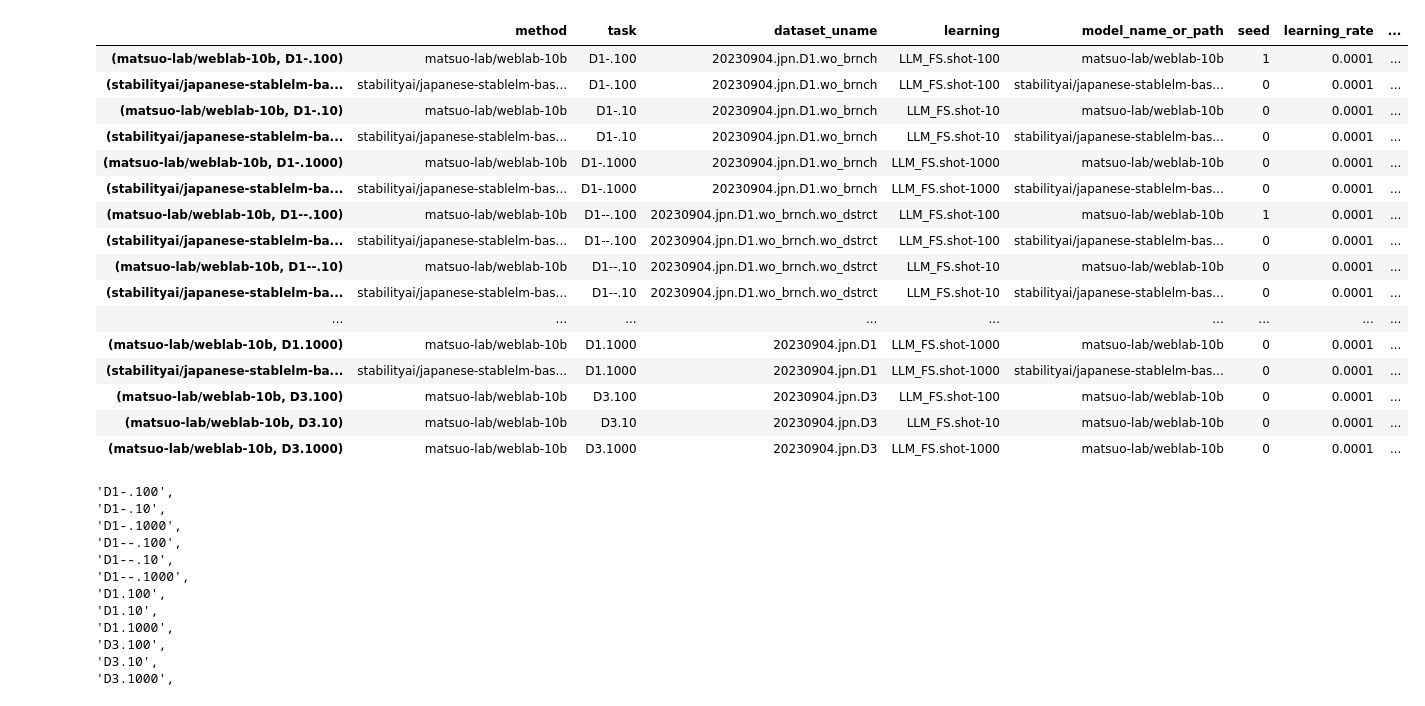
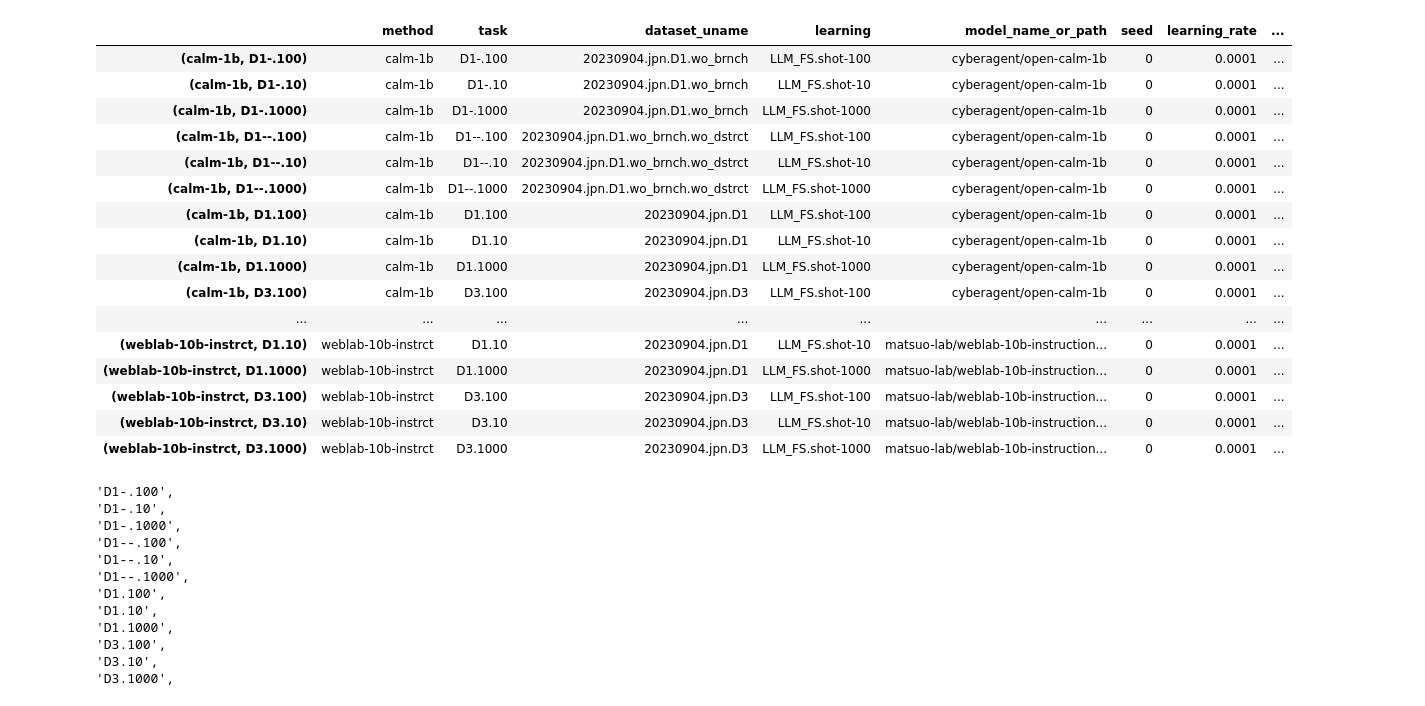
Before and after one commit to hitachi-nlp/FLD-prover, a Jupyter notebook: ipynb/analysis.ipynb, the cells around one changed output. Saved outputs shown, nothing was run; the diff lists cells and outputs as text; code cells hidden in the pictures.

```diff
--- a/ipynb/analysis.ipynb
+++ b/ipynb/analysis.ipynb
@@ -146,37 +153,40 @@ master_df.head()
 # %%
 df = name_method(master_df)
+df = rename_cells(df, [COL_METHOD], METHOD_RENAMES)
+df = sort_rows(df, COL_METHOD, [f'^{name}$' for name in METHOD_RENAMES.values()])
 
 df = name_task(df)
 df = rename_cells(df, [COL_TASK], TASK_RENAMES)
+
 
 df = rename_cols(df, METRIC_RENAMES)
 
 df = slice_rows(df, lambda row: row[COL_LRATE] == LRATE)
 df = aggregate(
     df,
     [COL_METHOD, COL_TASK],
     {metric_name: lambda vals: np.mean(vals) for metric_name in METRIC_NAMES},
 )
 
 df
 # %% [output]
 |  | method | task | dataset_uname | learning | model_name_or_path | seed | learning_rate | ... |
-| (matsuo-lab/weblab-10b, D1-.100) | matsuo-lab/weblab-10b | D1-.100 | 20230904.jpn.D1.wo_brnch | LLM_FS.shot-100 | matsuo-lab/weblab-10b | 1 | 0.0001 | ... |
-| (stabilityai/japanese-stablelm-ba... | stabilityai/japanese-stablelm-bas... | D1-.100 | 20230904.jpn.D1.wo_brnch | LLM_FS.shot-100 | stabilityai/japanese-stablelm-bas... | 0 | 0.0001 | ... |
-| (matsuo-lab/weblab-10b, D1-.10) | matsuo-lab/weblab-10b | D1-.10 | 20230904.jpn.D1.wo_brnch | LLM_FS.shot-10 | matsuo-lab/weblab-10b | 0 | 0.0001 | ... |
-| (stabilityai/japanese-stablelm-ba... | stabilityai/japanese-stablelm-bas... | D1-.10 | 20230904.jpn.D1.wo_brnch | LLM_FS.shot-10 | stabilityai/japanese-stablelm-bas... | 0 | 0.0001 | ... |
-| (matsuo-lab/weblab-10b, D1-.1000) | matsuo-lab/weblab-10b | D1-.1000 | 20230904.jpn.D1.wo_brnch | LLM_FS.shot-1000 | matsuo-lab/weblab-10b | 0 | 0.0001 | ... |
-| (stabilityai/japanese-stablelm-ba... | stabilityai/japanese-stablelm-bas... | D1-.1000 | 20230904.jpn.D1.wo_brnch | LLM_FS.shot-1000 | stabilityai/japanese-stablelm-bas... | 0 | 0.0001 | ... |
-| (matsuo-lab/weblab-10b, D1--.100) | matsuo-lab/weblab-10b | D1--.100 | 20230904.jpn.D1.wo_brnch.wo_dstrct | LLM_FS.shot-100 | matsuo-lab/weblab-10b | 1 | 0.0001 | ... |
-| (stabilityai/japanese-stablelm-ba... | stabilityai/japanese-stablelm-bas... | D1--.100 | 20230904.jpn.D1.wo_brnch.wo_dstrct | LLM_FS.shot-100 | stabilityai/japanese-stablelm-bas... | 0 | 0.0001 | ... |
-| (matsuo-lab/weblab-10b, D1--.10) | matsuo-lab/weblab-10b | D1--.10 | 20230904.jpn.D1.wo_brnch.wo_dstrct | LLM_FS.shot-10 | matsuo-lab/weblab-10b | 0 | 0.0001 | ... |
-| (stabilityai/japanese-stablelm-ba... | stabilityai/japanese-stablelm-bas... | D1--.10 | 20230904.jpn.D1.wo_brnch.wo_dstrct | LLM_FS.shot-10 | stabilityai/japanese-stablelm-bas... | 0 | 0.0001 | ... |
+| (calm-1b, D1-.100) | calm-1b | D1-.100 | 20230904.jpn.D1.wo_brnch | LLM_FS.shot-100 | cyberagent/open-calm-1b | 0 | 0.0001 | ... |
+| (calm-1b, D1-.10) | calm-1b | D1-.10 | 20230904.jpn.D1.wo_brnch | LLM_FS.shot-10 | cyberagent/open-calm-1b | 0 | 0.0001 | ... |
+| (calm-1b, D1-.1000) | calm-1b | D1-.1000 | 20230904.jpn.D1.wo_brnch | LLM_FS.shot-1000 | cyberagent/open-calm-1b | 0 | 0.0001 | ... |
+| (calm-1b, D1--.100) | calm-1b | D1--.100 | 20230904.jpn.D1.wo_brnch.wo_dstrct | LLM_FS.shot-100 | cyberagent/open-calm-1b | 0 | 0.0001 | ... |
+| (calm-1b, D1--.10) | calm-1b | D1--.10 | 20230904.jpn.D1.wo_brnch.wo_dstrct | LLM_FS.shot-10 | cyberagent/open-calm-1b | 0 | 0.0001 | ... |
+| (calm-1b, D1--.1000) | calm-1b | D1--.1000 | 20230904.jpn.D1.wo_brnch.wo_dstrct | LLM_FS.shot-1000 | cyberagent/open-calm-1b | 0 | 0.0001 | ... |
+| (calm-1b, D1.100) | calm-1b | D1.100 | 20230904.jpn.D1 | LLM_FS.shot-100 | cyberagent/open-calm-1b | 0 | 0.0001 | ... |
+| (calm-1b, D1.10) | calm-1b | D1.10 | 20230904.jpn.D1 | LLM_FS.shot-10 | cyberagent/open-calm-1b | 0 | 0.0001 | ... |
+| (calm-1b, D1.1000) | calm-1b | D1.1000 | 20230904.jpn.D1 | LLM_FS.shot-1000 | cyberagent/open-calm-1b | 0 | 0.0001 | ... |
+| (calm-1b, D3.100) | calm-1b | D3.100 | 20230904.jpn.D3 | LLM_FS.shot-100 | cyberagent/open-calm-1b | 0 | 0.0001 | ... |
 | ... | ... | ... | ... | ... | ... | ... | ... | ... |
-| (matsuo-lab/weblab-10b, D1.1000) | matsuo-lab/weblab-10b | D1.1000 | 20230904.jpn.D1 | LLM_FS.shot-1000 | matsuo-lab/weblab-10b | 0 | 0.0001 | ... |
-| (stabilityai/japanese-stablelm-ba... | stabilityai/japanese-stablelm-bas... | D1.1000 | 20230904.jpn.D1 | LLM_FS.shot-1000 | stabilityai/japanese-stablelm-bas... | 0 | 0.0001 | ... |
-| (matsuo-lab/weblab-10b, D3.100) | matsuo-lab/weblab-10b | D3.100 | 20230904.jpn.D3 | LLM_FS.shot-100 | matsuo-lab/weblab-10b | 0 | 0.0001 | ... |
-| (matsuo-lab/weblab-10b, D3.10) | matsuo-lab/weblab-10b | D3.10 | 20230904.jpn.D3 | LLM_FS.shot-10 | matsuo-lab/weblab-10b | 0 | 0.0001 | ... |
-| (matsuo-lab/weblab-10b, D3.1000) | matsuo-lab/weblab-10b | D3.1000 | 20230904.jpn.D3 | LLM_FS.shot-1000 | matsuo-lab/weblab-10b | 0 | 0.0001 | ... |
+| (weblab-10b-instrct, D1.10) | weblab-10b-instrct | D1.10 | 20230904.jpn.D1 | LLM_FS.shot-10 | matsuo-lab/weblab-10b-instruction... | 0 | 0.0001 | ... |
+| (weblab-10b-instrct, D1.1000) | weblab-10b-instrct | D1.1000 | 20230904.jpn.D1 | LLM_FS.shot-1000 | matsuo-lab/weblab-10b-instruction... | 0 | 0.0001 | ... |
+| (weblab-10b-instrct, D3.100) | weblab-10b-instrct | D3.100 | 20230904.jpn.D3 | LLM_FS.shot-100 | matsuo-lab/weblab-10b-instruction... | 0 | 0.0001 | ... |
+| (weblab-10b-instrct, D3.10) | weblab-10b-instrct | D3.10 | 20230904.jpn.D3 | LLM_FS.shot-10 | matsuo-lab/weblab-10b-instruction... | 0 | 0.0001 | ... |
+| (weblab-10b-instrct, D3.1000) | weblab-10b-instrct | D3.1000 | 20230904.jpn.D3 | LLM_FS.shot-1000 | matsuo-lab/weblab-10b-instruction... | 0 | 0.0001 | ... |
 # %%
 for task in df[COL_TASK].unique():
     print("'" + task + "',")
```
Also changed, not shown: parts of 8 cells of this notebook, 3 other files.
